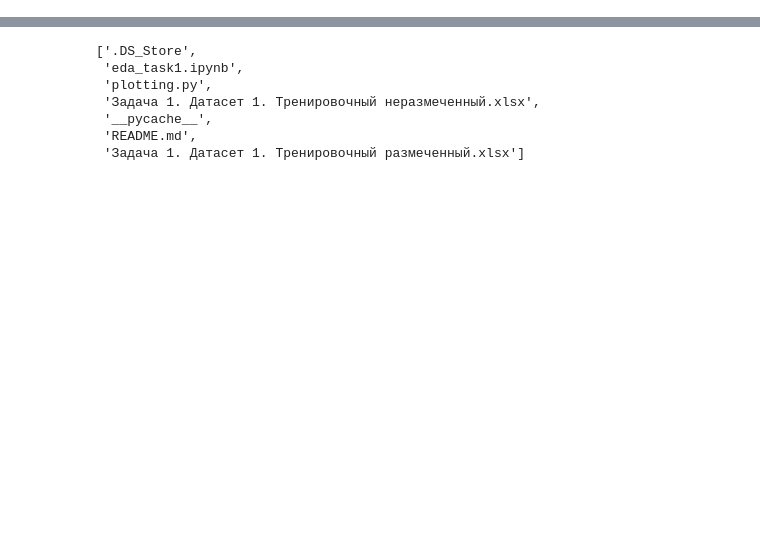
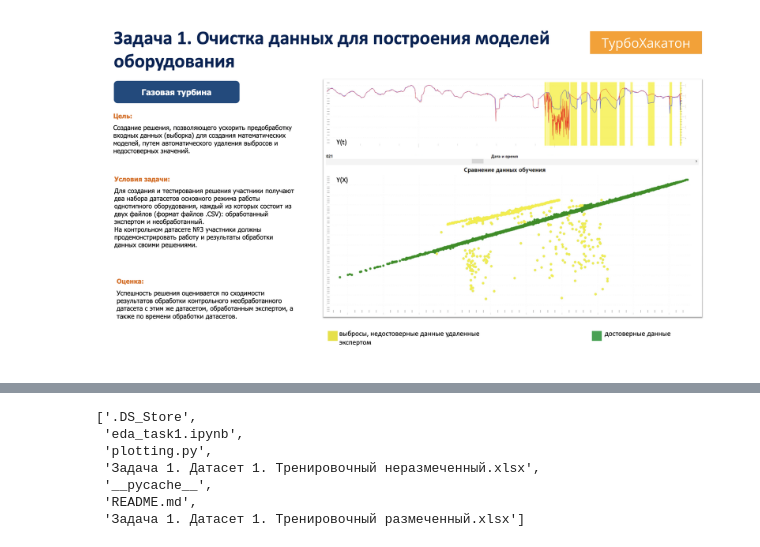
Before and after one commit to korowood/turbohack, a Jupyter notebook: task_1/eda_task1.ipynb, the cells around one changed output, grey strips where cells are left out. Cells and saved outputs as stored; diff of their text form; code cells hidden in the pictures; blank space fills up the shorter version.

```diff
--- a/task_1/eda_task1.ipynb
+++ b/task_1/eda_task1.ipynb
@@ -0,0 +1,6 @@
+# %%
+from IPython.display import Image, display
+
+display(Image("pic_task1.png"))
+# %% [output]
+[figure, added]
```
Also changed, not shown: parts of 7 cells of this notebook.
